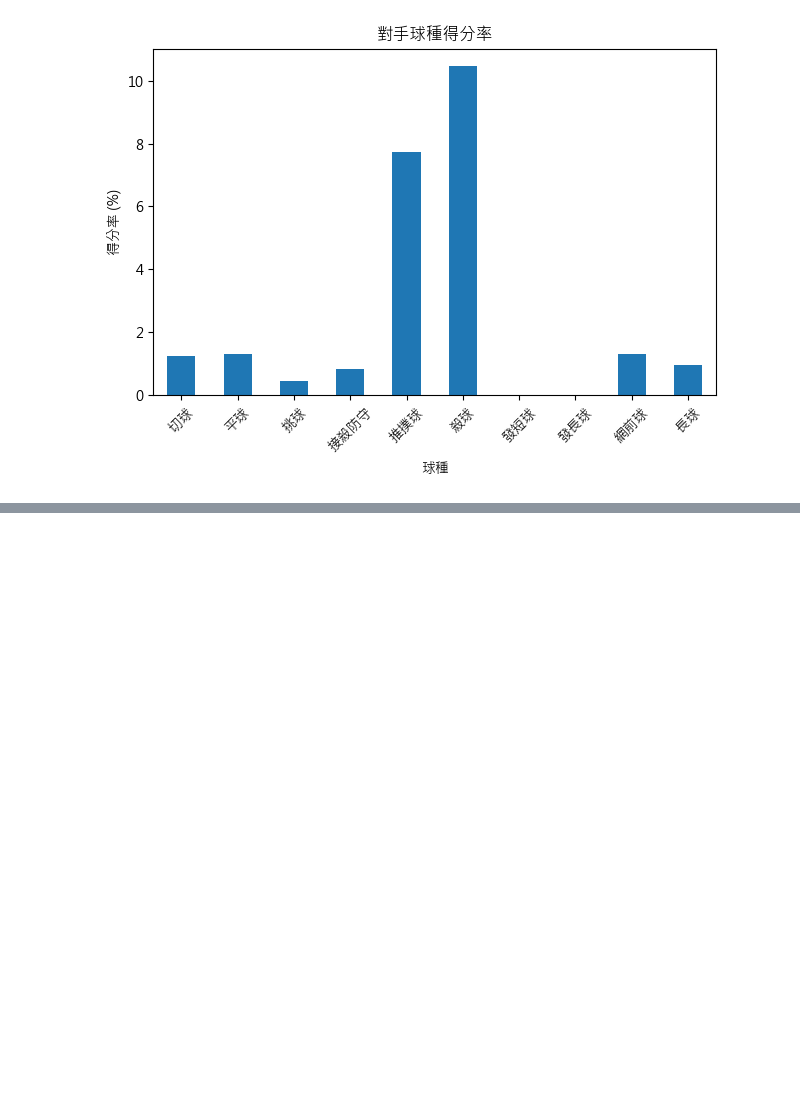
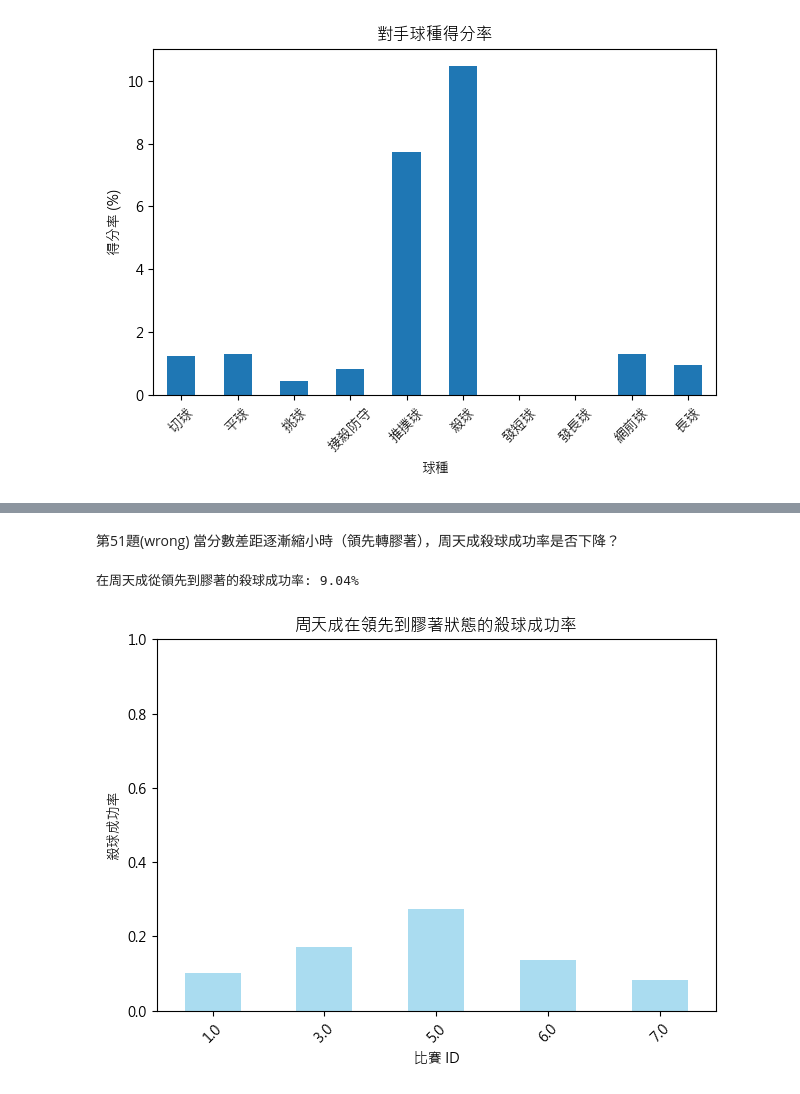
Before and after one commit to DanielTeng0811/BadmintonAI, a Jupyter notebook: question_ans_final.ipynb, the cells around one changed output, grey strips where cells are left out. Cells and saved outputs as stored; diff of their text form; code cells hidden in the pictures; blank space fills up the shorter version.

```diff
--- a/question_ans_final.ipynb
+++ b/question_ans_final.ipynb
@@ -2764,0 +2858,56 @@ Name: count, dtype: float64
+# %% [markdown]
+第51題(wrong)
+當分數差距逐漸縮小時（領先轉膠著），周天成殺球成功率是否下降？
+# %%
+import platform
+import matplotlib.pyplot as plt
+import pandas as pd
+
+# 設定字體
+s = platform.system()
+plt.rcParams['font.sans-serif'] = ['Arial Unicode MS', 'PingFang TC'] if s=='Darwin' else ['Microsoft JhengHei', 'SimHei'] if s=='Windows' else ['WenQuanYi Zen Hei']
+plt.rcParams['axes.unicode_minus'] = False
+
+# 確保 DataFrame 不為空
+if len(df) > 0:
+    # 確認周天成擊球，並且領先但逐漸縮小到膠著狀態
+    lead_to_tight_conditions = (df['player'] == 'CHOU Tien Chen') & (df['type'] == '殺球') & (df['score_status'] > 0)
+
+    # 加入「前一球的score_status」欄位
+    df['prev_score_status'] = df.groupby(['match_id', 'set'])['score_status'].shift(1)
+
+    # 找出從領先到膠著的狀況
+    df['lead_to_tight'] = lead_to_tight_conditions & (df['prev_score_status'] > 0) & (df['score_status'] <= 3)
+
+    # 殺球總次數計算
+    total_kills = df[lead_to_tight_conditions].shape[0]
+    df_kills_success = df[df['lead_to_tight'] & (df['getpoint_player'] == 'CHOU Tien Chen')]
+    successful_kills = df_kills_success.shape[0]
+
+    if total_kills > 0:
+        success_rate = successful_kills / total_kills
+        print(f"在周天成從領先到膠著的殺球成功率: {success_rate:.2%}")
+
+        # 視覺化
+        fig, ax = plt.subplots()
+
+        # Group by match_id for more detailed analysis, can be customized
+        success_rate_by_match = df[df['lead_to_tight']].groupby('match_id').apply(
+            lambda g: g[g['getpoint_player'] == 'CHOU Tien Chen'].shape[0] / g.shape[0] if g.shape[0] > 0 else 0
+        )
+
+        success_rate_by_match.plot(kind='bar', ax=ax, color='skyblue', alpha=0.7)
+
+        ax.set_title('周天成在領先到膠著狀態的殺球成功率')
+        ax.set_xlabel('比賽 ID')
+        ax.set_ylabel('殺球成功率')
+        ax.set_ylim(0, 1)
+        plt.xticks(rotation=45)
+        plt.tight_layout()
+    else:
+        print('無法進行成功率計算，因為沒有符合條件的殺球數據。')
+else:
+    print('數據集為空，無法進行分析。')
+# %% [output]
+在周天成從領先到膠著的殺球成功率: 9.04%
+[figure, added]
```
Also changed, not shown: parts of 6 cells of this notebook, 4 other files.
